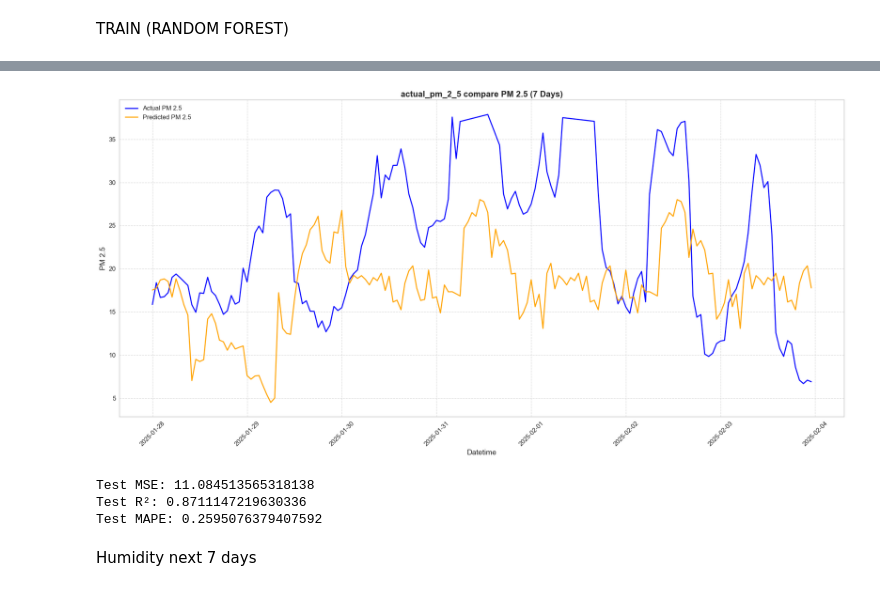
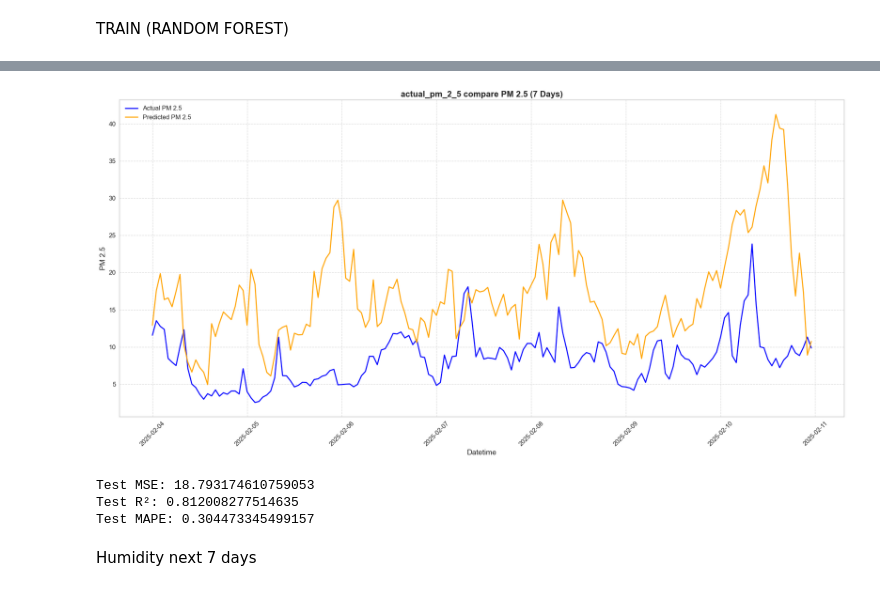
Before and after one commit to pisitklinnoy/pm_2.5_Term_Project, a Jupyter notebook: test.ipynb, the cells around one changed output, grey strips where cells are left out. Drawn from its saved outputs; the diff is of its cells as text; code cells hidden in the pictures.

Commit message:
chage data to train

```diff
--- a/test.ipynb
+++ b/test.ipynb
@@ -29,7 +29,7 @@ from datetime import timedelta
 import numpy as np
 
 # โหลดไฟล์ CSV
-file_path = "D:\Term_Project\pm_2.5\cleaned_data (2)-7.csv"
+file_path = "D:\Term_Project\pm_2.5\export-jsps013-1h.csv"
 df = pd.read_csv(file_path)
 
 # แปลง datetime เป็นชนิด datetime
@@ -179,7 +183,7 @@ from datetime import timedelta
 import numpy as np
 
 # โหลดไฟล์ CSV
-file_path = "D:\Term_Project\pm_2.5\cleaned_data (2)-7days.csv"
+file_path = "D:\Term_Project\pm_2.5\export-jsps013-1h-7days.csv"
 df = pd.read_csv(file_path)
 
 # แปลง datetime เป็นชนิด datetime
@@ -326,7 +330,7 @@ import numpy as np
 import matplotlib.pyplot as plt
 
 # โหลดไฟล์เก่า (สำหรับการเปรียบเทียบค่าจริง)
-file_path_old = r"D:\Term_Project\pm_2.5\cleaned_data (2).csv"
+file_path_old = r"D:\Term_Project\pm_2.5\export-jsps013-1h.csv"
 df_old = pd.read_csv(file_path_old)
 
 # ฟังก์ชันสำหรับจัดการ outlier และ NaN ด้วย Hybrid Imputation
@@ -367,34 +371,34 @@ actual_values_old = df_old['pm_2_5'].iloc[-168:].reset_index(drop=True)
 # ---- เปรียบเทียบและพล็อตกราฟ ----
 # เพิ่มคอลัมน์ 'actual_pm_2_5' ใน predictions DataFrame
 predictions['actual_pm_2_5'] = actual_values_old
 
 # พล็อตกราฟเปรียบเทียบ
 plt.figure(figsize=(20, 10))  # ตั้งค่าขนาดกราฟ
 
 # พล็อตเส้นกราฟ
 plt.plot(predictions['datetime'], predictions['actual_pm_2_5'], label='Actual PM 2.5 ', marker='x', markersize=8, linewidth=2, color='blue') #(จากไฟล์เก่า)
 plt.plot(predictions['datetime'], predictions['prediction_label'], label='Predicted PM 2.5 ', marker='x', markersize=8, linewidth=2, color='orange') #(ค่าทำนาย)
 
 # เพิ่มเส้นกริด
 plt.grid(True, linestyle='--', alpha=0.7)
 
 # ปรับแต่งแกน X และ Y
 plt.xlabel('Datetime', fontsize=14)
 plt.ylabel('PM 2.5', fontsize=14)
 plt.xticks(rotation=45, fontsize=12)  # ปรับ rotation และขนาด font ของแกน X
 plt.yticks(fontsize=12)  # ปรับขนาด font ของแกน Y
 
 # เพิ่ม title และ legend
 plt.title('actual_pm_2_5 compare PM 2.5 (7 Days)', fontsize=16, fontweight='bold')
 plt.legend(fontsize=12, loc='upper left')
 
 # ปรับ layout เพื่อไม่ให้ข้อมูลถูกตัด
 plt.tight_layout()
 
 # แสดงกราฟ
 plt.show()
 # %% [output]
-[figure, old version]
+[figure, new version]
 # %%
 from sklearn.model_selection import train_test_split
 from sklearn.ensemble import RandomForestRegressor
@@ -426,9 +430,9 @@ print(f"Test MSE: {test_mse}")
 print(f"Test R²: {test_r2}")
 print(f"Test MAPE: {test_mape}")
 # %% [output]
-Test MSE: 11.084513565318138
-Test R²: 0.8711147219630336
-Test MAPE: 0.2595076379407592
+Test MSE: 18.793174610759053
+Test R²: 0.812008277514635
+Test MAPE: 0.304473345499157
 # %% [markdown]
 Humidity next 7 days
 # %%
```
Also changed, not shown: parts of 4 cells of this notebook, 6 other files.
